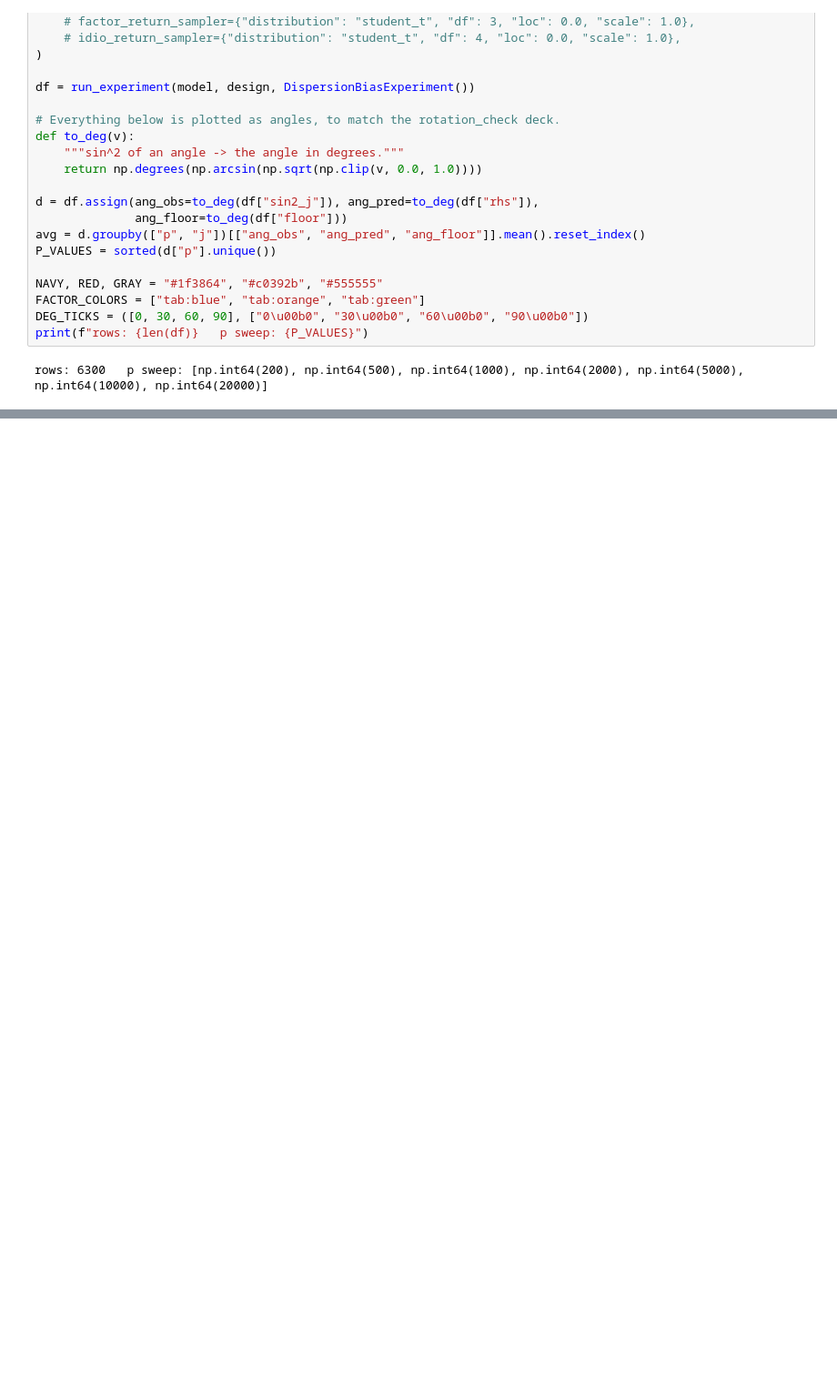
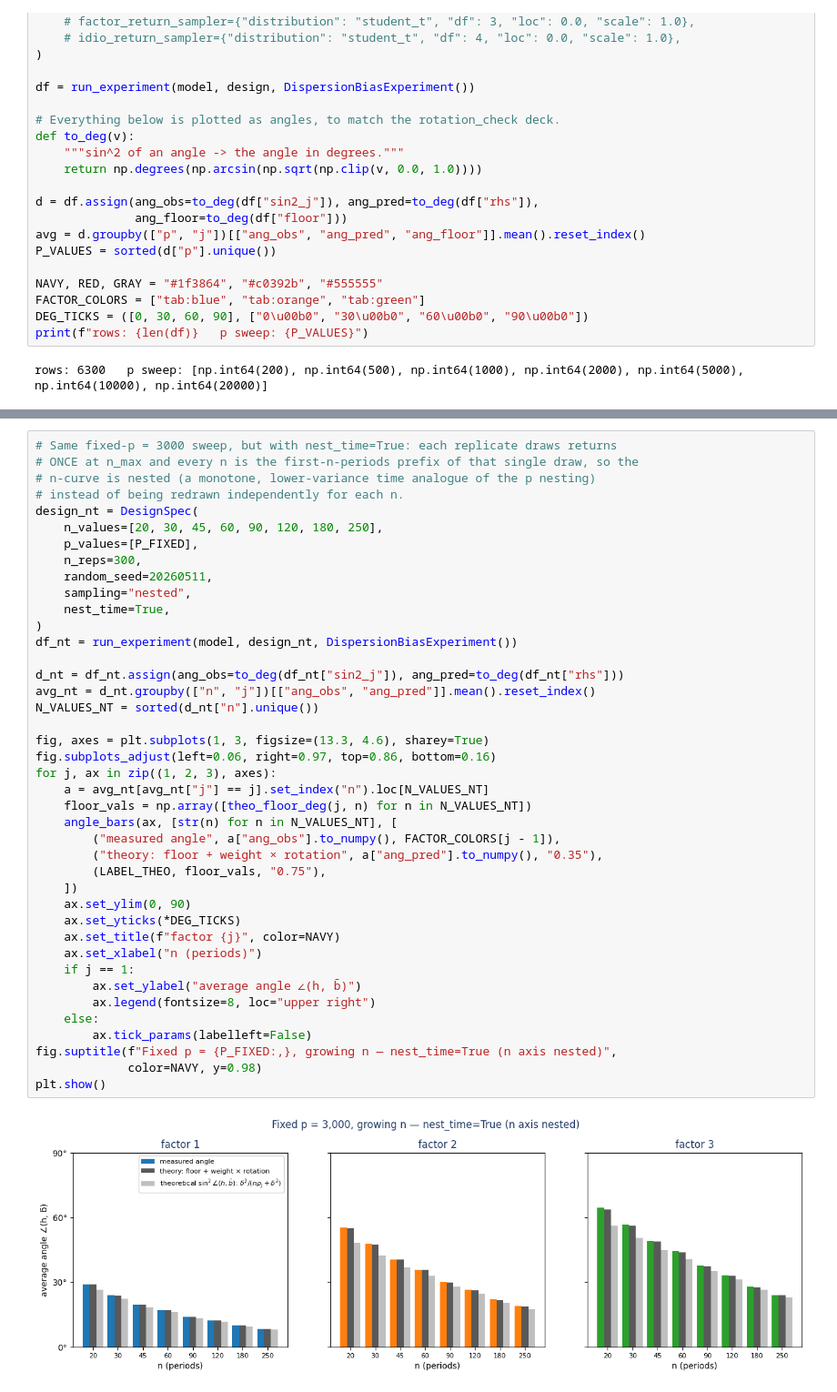
Before and after one commit to nlgac/factor_lab, a Jupyter notebook: ex-1.ipynb, the cells around one changed output, grey strips where cells are left out. Shown at 91% size. Drawn from its saved outputs; the diff is of its cells as text; blank space fills up the shorter version.

```diff
--- a/ex-1.ipynb
+++ b/ex-1.ipynb
@@ -195,0 +196,43 @@ plt.show()
+# %%
+# Same fixed-p = 3000 sweep, but with nest_time=True: each replicate draws returns
+# ONCE at n_max and every n is the first-n-periods prefix of that single draw, so the
+# n-curve is nested (a monotone, lower-variance time analogue of the p nesting)
+# instead of being redrawn independently for each n.
+design_nt = DesignSpec(
+    n_values=[20, 30, 45, 60, 90, 120, 180, 250],
+    p_values=[P_FIXED],
+    n_reps=300,
+    random_seed=20260511,
+    sampling="nested",
+    nest_time=True,
+)
+df_nt = run_experiment(model, design_nt, DispersionBiasExperiment())
+
+d_nt = df_nt.assign(ang_obs=to_deg(df_nt["sin2_j"]), ang_pred=to_deg(df_nt["rhs"]))
+avg_nt = d_nt.groupby(["n", "j"])[["ang_obs", "ang_pred"]].mean().reset_index()
+N_VALUES_NT = sorted(d_nt["n"].unique())
+
+fig, axes = plt.subplots(1, 3, figsize=(13.3, 4.6), sharey=True)
+fig.subplots_adjust(left=0.06, right=0.97, top=0.86, bottom=0.16)
+for j, ax in zip((1, 2, 3), axes):
+    a = avg_nt[avg_nt["j"] == j].set_index("n").loc[N_VALUES_NT]
+    floor_vals = np.array([theo_floor_deg(j, n) for n in N_VALUES_NT])
+    angle_bars(ax, [str(n) for n in N_VALUES_NT], [
+        ("measured angle", a["ang_obs"].to_numpy(), FACTOR_COLORS[j - 1]),
+        ("theory: floor + weight × rotation", a["ang_pred"].to_numpy(), "0.35"),
+        (LABEL_THEO, floor_vals, "0.75"),
+    ])
+    ax.set_ylim(0, 90)
+    ax.set_yticks(*DEG_TICKS)
+    ax.set_title(f"factor {j}", color=NAVY)
+    ax.set_xlabel("n (periods)")
+    if j == 1:
+        ax.set_ylabel("average angle ∠(h, b̄)")
+        ax.legend(fontsize=8, loc="upper right")
+    else:
+        ax.tick_params(labelleft=False)
+fig.suptitle(f"Fixed p = {P_FIXED:,}, growing n — nest_time=True (n axis nested)",
+             color=NAVY, y=0.98)
+plt.show()
+# %% [output]
+[figure, added]
```
Also changed, not shown: parts of 4 cells of this notebook.
